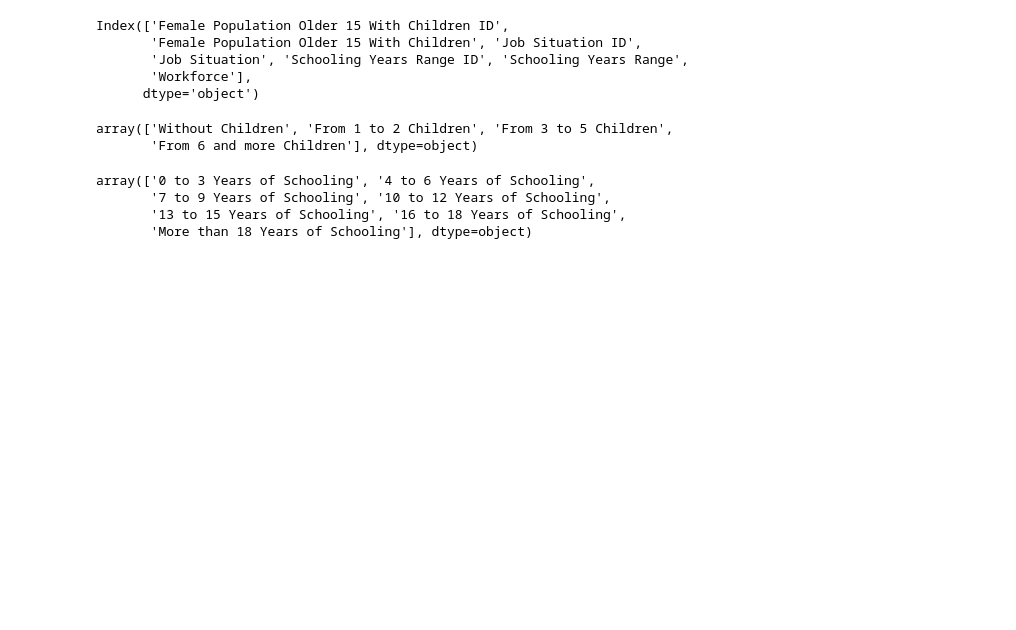
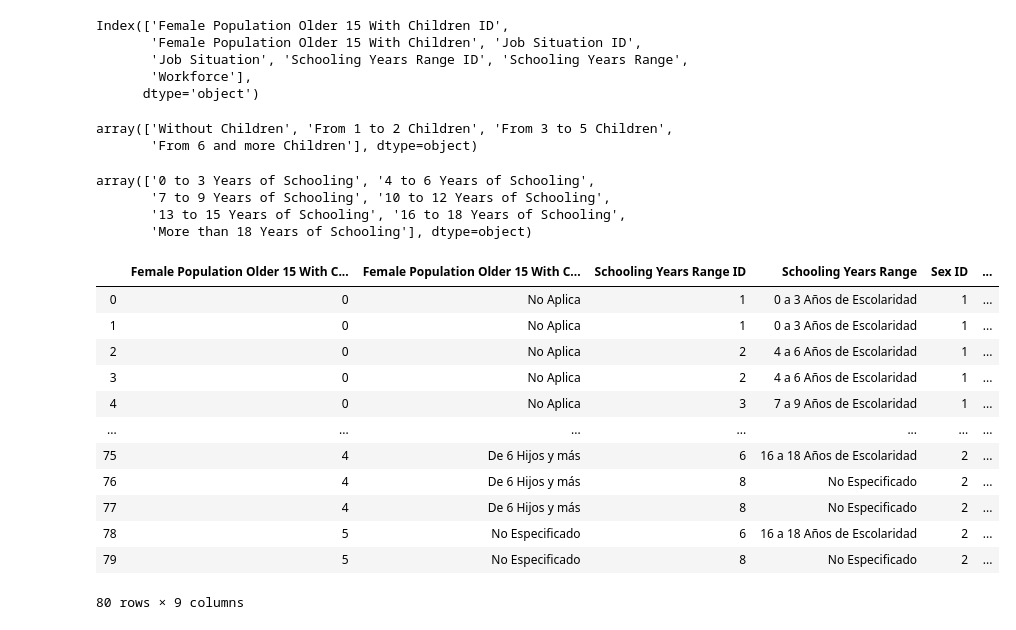
Before and after one commit to EstefhanyMoreno/ddm_perspectiva_de_genero, a Jupyter notebook: factores_calidad_vida/children_job.ipynb, the cells around one changed output. Drawn from its saved outputs; the diff is of its cells as text; code cells hidden in the pictures; blank space fills up the shorter version.

```diff
--- a/factores_calidad_vida/children_job.ipynb
+++ b/factores_calidad_vida/children_job.ipynb
@@ -37,3 +37,21 @@ array(['0 to 3 Years of Schooling', '4 to 6 Years of Schooling',
        '7 to 9 Years of Schooling', '10 to 12 Years of Schooling',
        '13 to 15 Years of Schooling', '16 to 18 Years of Schooling',
        'More than 18 Years of Schooling'], dtype=object)
+# %%
+df_f15= pd.read_csv('Female Population Older 15 With Children-Schooling Years Range-Job Situation.csv')
+# %%
+df_f15
+# %% [output]
+|  | Female Population Older 15 With C... | Female Population Older 15 With C... | Schooling Years Range ID | Schooling Years Range | Sex ID | ... |
+| 0 | 0 | No Aplica | 1 | 0 a 3 Años de Escolaridad | 1 | ... |
+| 1 | 0 | No Aplica | 1 | 0 a 3 Años de Escolaridad | 1 | ... |
+| 2 | 0 | No Aplica | 2 | 4 a 6 Años de Escolaridad | 1 | ... |
+| 3 | 0 | No Aplica | 2 | 4 a 6 Años de Escolaridad | 1 | ... |
+| 4 | 0 | No Aplica | 3 | 7 a 9 Años de Escolaridad | 1 | ... |
+| ... | ... | ... | ... | ... | ... | ... |
+| 75 | 4 | De 6 Hijos y más | 6 | 16 a 18 Años de Escolaridad | 2 | ... |
+| 76 | 4 | De 6 Hijos y más | 8 | No Especificado | 2 | ... |
+| 77 | 4 | De 6 Hijos y más | 8 | No Especificado | 2 | ... |
+| 78 | 5 | No Especificado | 6 | 16 a 18 Años de Escolaridad | 2 | ... |
+| 79 | 5 | No Especificado | 8 | No Especificado | 2 | ... |
+80 rows × 9 columns
```
Also changed, not shown: parts of 4 cells of this notebook, 23 other files.
